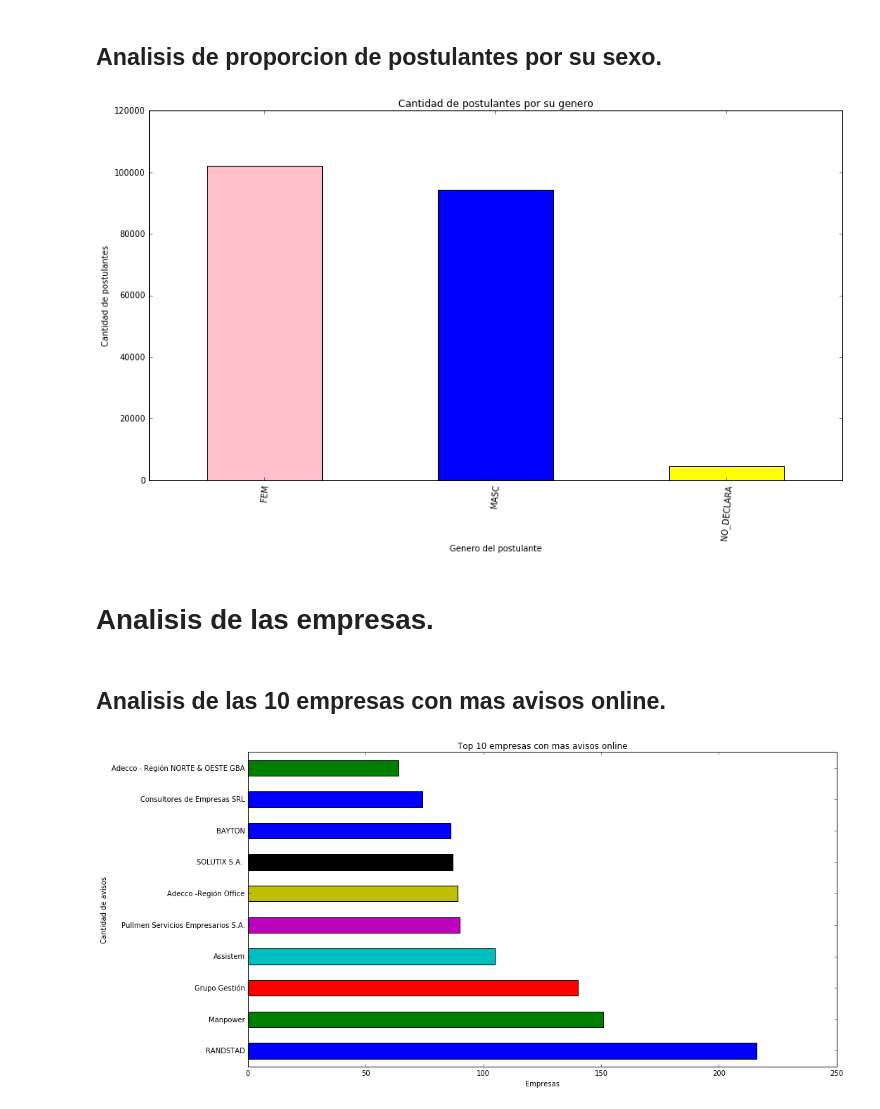
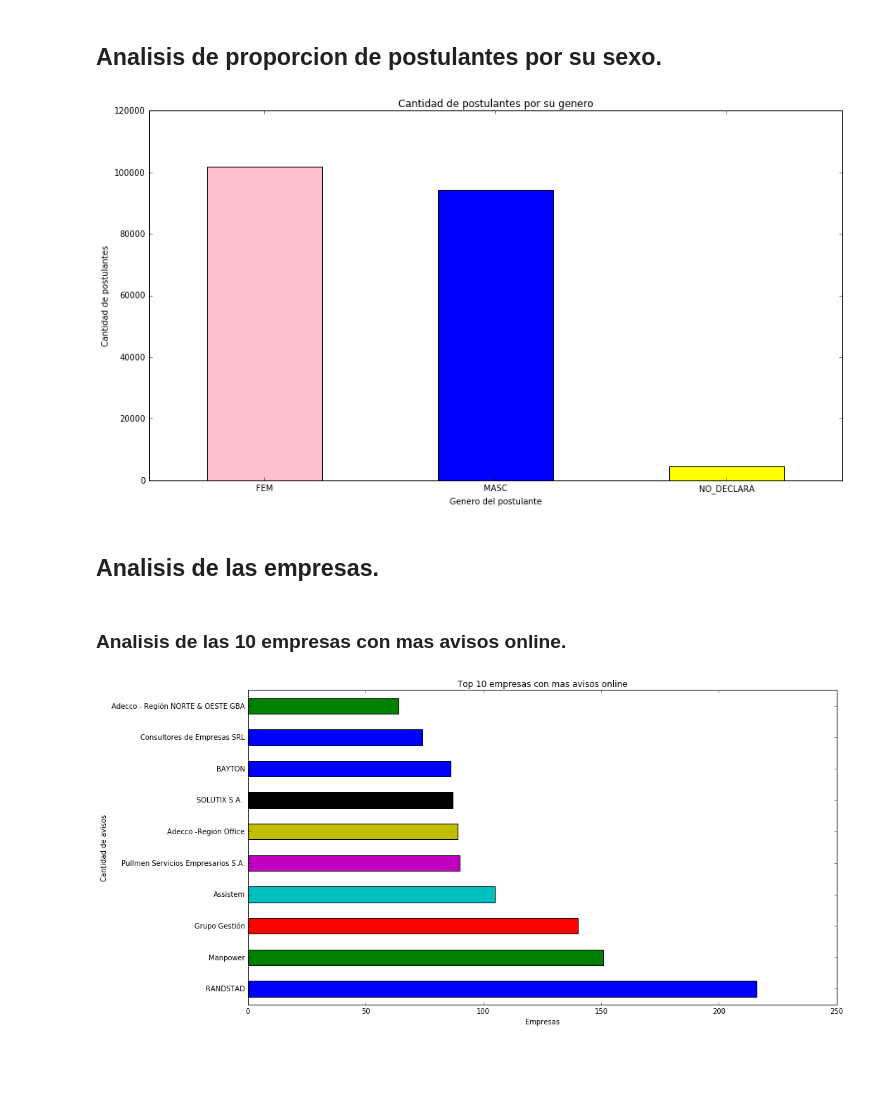
Before and after one commit to matfonseca/OrgaDatos, a Jupyter notebook: Analisis exploratorio.ipynb, the cells around one changed output. Drawn from its saved outputs; the diff is of its cells as text; code cells hidden in the pictures; blank space fills up the shorter version.

```diff
--- a/Analisis exploratorio.ipynb
+++ b/Analisis exploratorio.ipynb
@@ -279,19 +290,17 @@ No sirve para nada esta columna con la poca informacion que contiene
 # %% [markdown]
 ## Analisis de proporcion de postulantes por su sexo.
 # %%
-data_postulant_sex_age.groupby('sexo').count()['idpostulante'].plot(kind = 'bar', figsize=(15,8),title='Cantidad de postulantes por su genero',color = ['pink','blue','yellow'],rot=85);
-#plt.legend(labels=['FEM','MASC','NO_DECLARA'])
+data_postulant_sex_age.groupby('sexo').count()['idpostulante'].plot(kind = 'bar', figsize=(15,8),title='Cantidad de postulantes por su genero',color = ['pink','blue','yellow'],rot=0);
 ax=plt.gca()
 ax.set_ylabel('Cantidad de postulantes')
 ax.set_xlabel('Genero del postulante')
 plt.show()
-plt.show()
 # %% [output]
-[figure, old version]
+[figure, new version]
 # %% [markdown]
-# Analisis de las empresas.
+## Analisis de las empresas.
 # %% [markdown]
-## Analisis de las 10 empresas con mas avisos online.
+### Analisis de las 10 empresas con mas avisos online.
 # %%
 data_ads_details['denominacion_empresa'] = data_ads_details['denominacion_empresa'].dropna()
 data_ads_details = data_ads_details.drop(data_ads_details[data_ads_details['denominacion_empresa'] == '-'].index)
```
Also changed, not shown: parts of 23 cells of this notebook.
